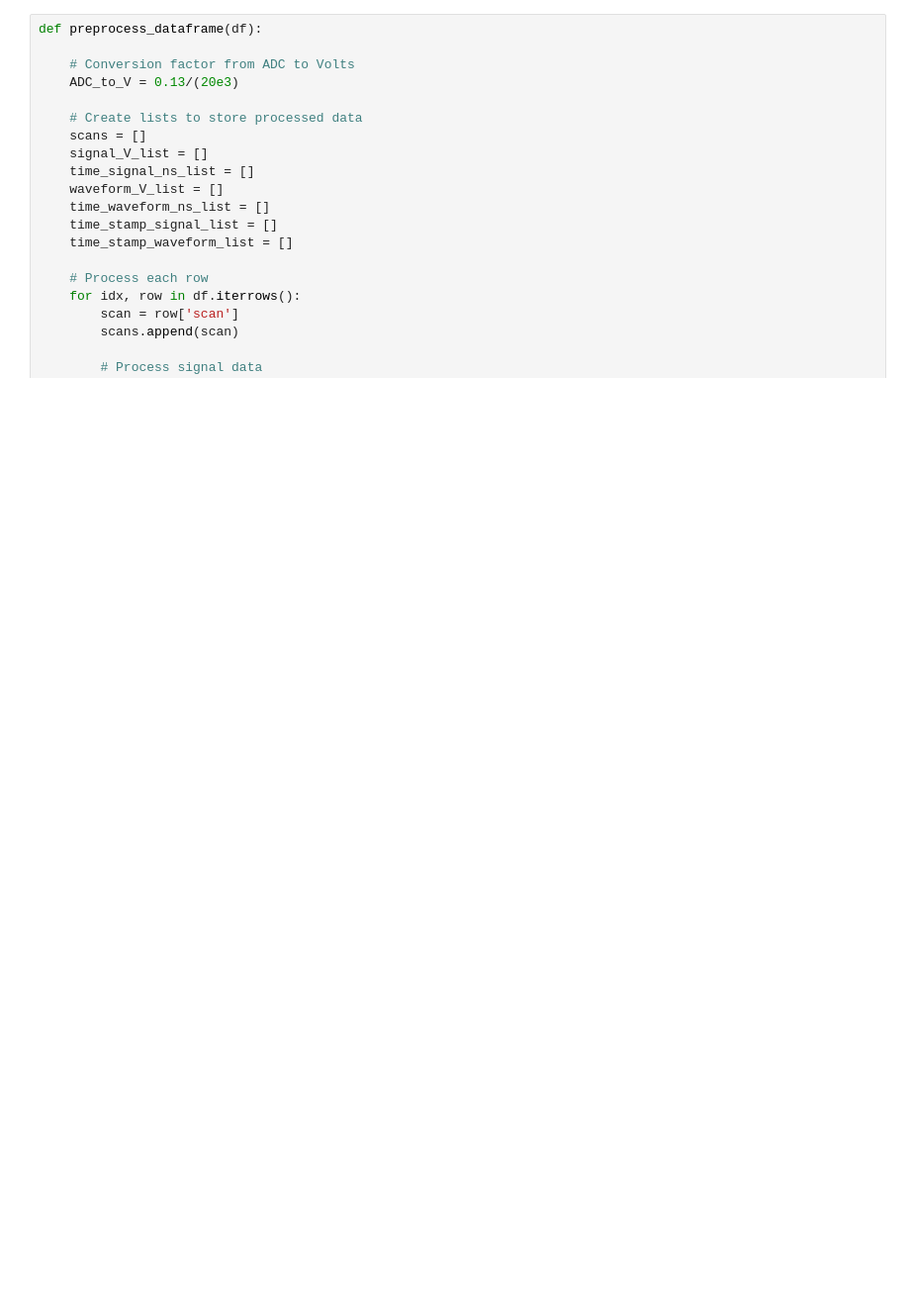
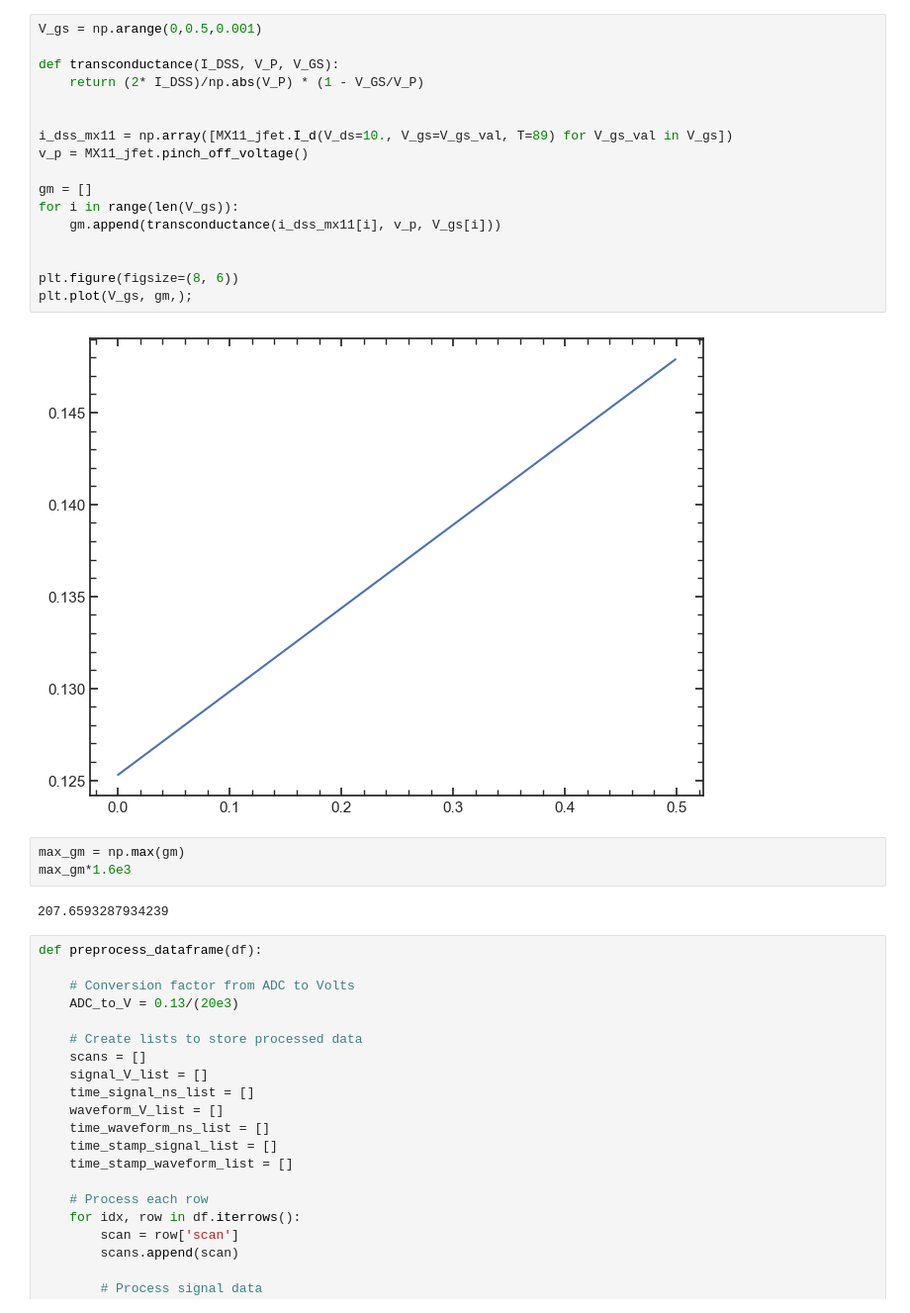
Before and after one commit to GaudioRf/JFETModel, a Jupyter notebook: cc4_full.ipynb, the cells around one changed output. Shown: that part at 99% size. Drawn from its saved outputs; the diff is of its cells as text; blank space fills up the shorter version.

```diff
--- a/cc4_full.ipynb
+++ b/cc4_full.ipynb
@@ -123,3 +124,27 @@ difference: 0.00013988207076610568
+# %%
+V_gs = np.arange(0,0.5,0.001)
+
+def transconductance(I_DSS, V_P, V_GS):
+    return (2* I_DSS)/np.abs(V_P) * (1 - V_GS/V_P)
+
+
+i_dss_mx11 = np.array([MX11_jfet.I_d(V_ds=10., V_gs=V_gs_val, T=89) for V_gs_val in V_gs])
+v_p = MX11_jfet.pinch_off_voltage()
+
+gm = []
+for i in range(len(V_gs)):
+    gm.append(transconductance(i_dss_mx11[i], v_p, V_gs[i]))
+
+
+plt.figure(figsize=(8, 6))
+plt.plot(V_gs, gm,);
+# %% [output]
+[figure, added]
+# %%
+max_gm = np.max(gm)
+max_gm*1.6e3
+# %% [output]
+207.6593287934239
 # %%
 def preprocess_dataframe(df):
 
```
Also changed, not shown: parts of 8 cells of this notebook, 17 other files.
